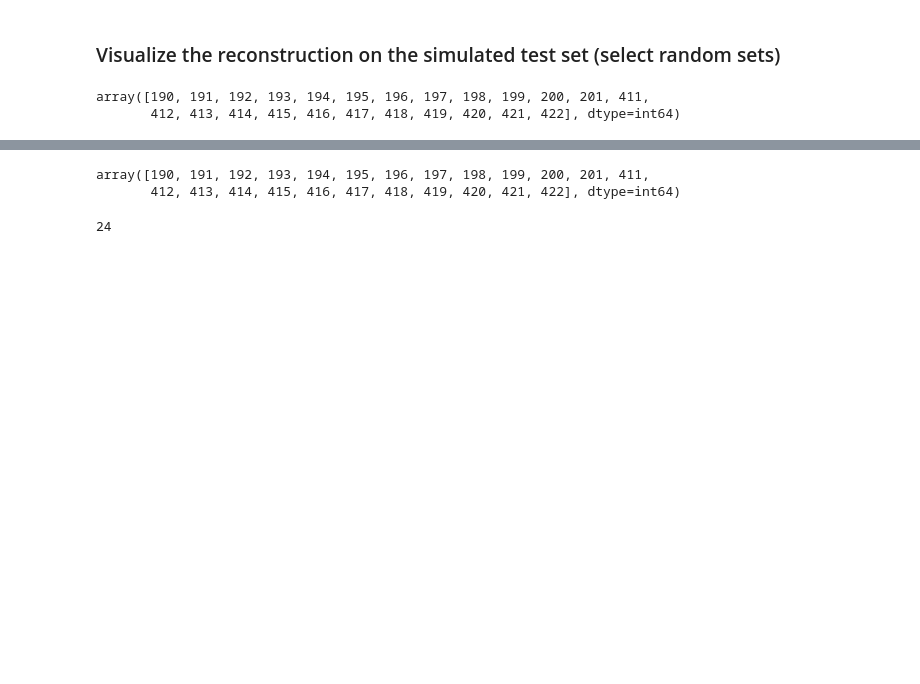
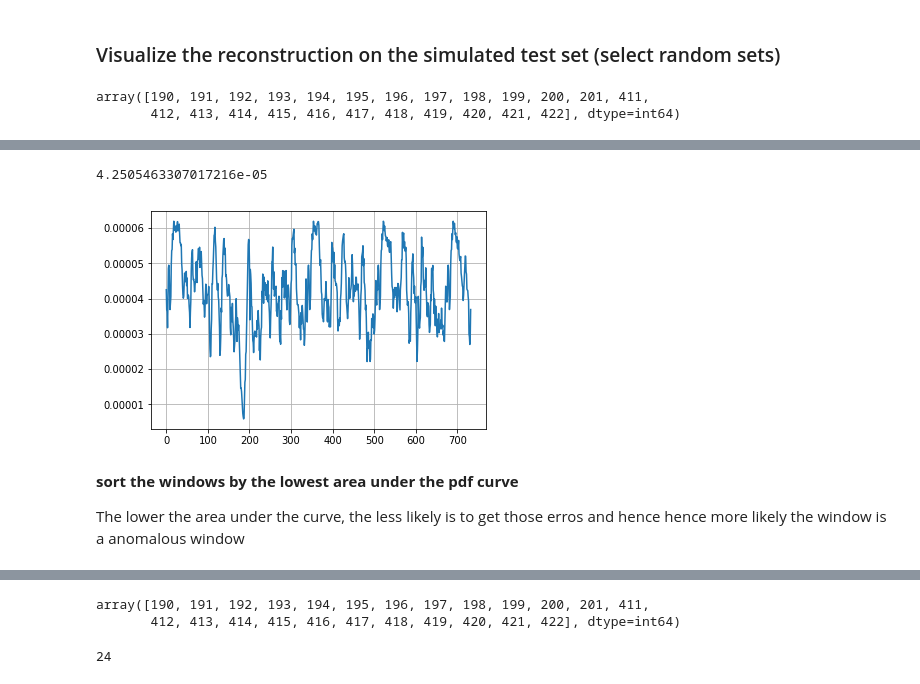
Before and after one commit to LinuxAI-PKU/ml-workspace, a Jupyter notebook: lstm-auto-encoder-counters-data-1.1.ipynb, the cells around one changed output, grey strips where cells are left out. Saved outputs shown, nothing was run; the diff lists cells and outputs as text; code cells hidden in the pictures; blank space fills up the shorter version.

```diff
--- a/lstm-auto-encoder-counters-data-1.1.ipynb
+++ b/lstm-auto-encoder-counters-data-1.1.ipynb
@@ -434,0 +462,3 @@ plt.show();
+# %%
+from scipy import stats
+kernel_errors = stats.gaussian_kde(all_errors_valid.values)
@@ -434,0 +467,3 @@ plt.show();
+# %%
+errors_test_per_window = np.squeeze(x_test[:,1:,:] - pred_x_test[:,1:,:])
+errors_test_per_window
@@ -434,0 +501,19 @@ plt.show();
+# %%
+def sum_errors_pdf_window(errors_in_window):
+    return np.sum([kernel_errors.integrate_box(error - 1e-8, error + 1e-8) for error in errors_in_window])
+# %%
+sum_errors_pdf_per_window = pd.Series([sum_errors_pdf_window(errors_in_window) for errors_in_window in errors_test_per_window])
+# %%
+# check with our calculation for this window above
+sum_errors_pdf_per_window[0]
+# %% [output]
+4.2505463307017216e-05
+# %%
+plt.plot(sum_errors_pdf_per_window)
+plt.grid(True, which='both');
+# %% [output]
+[figure, added]
+# %% [markdown]
+**sort the windows by the lowest area under the pdf curve**
+
+The lower the area under the curve, the less likely is to get those erros and hence hence more likely the window is a anomalous window
```
Also changed, not shown: parts of 65 cells of this notebook, 2 other files.
